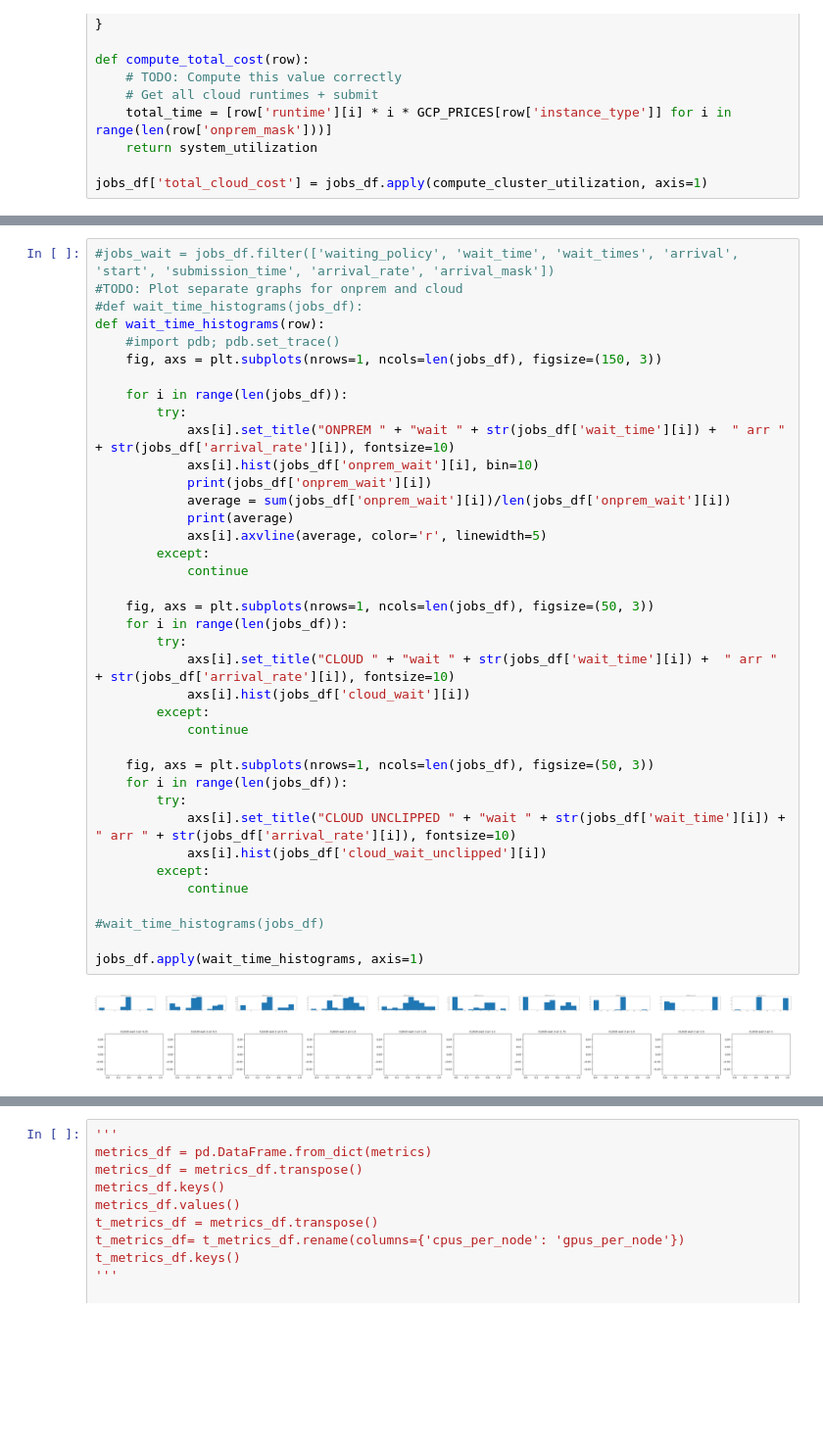
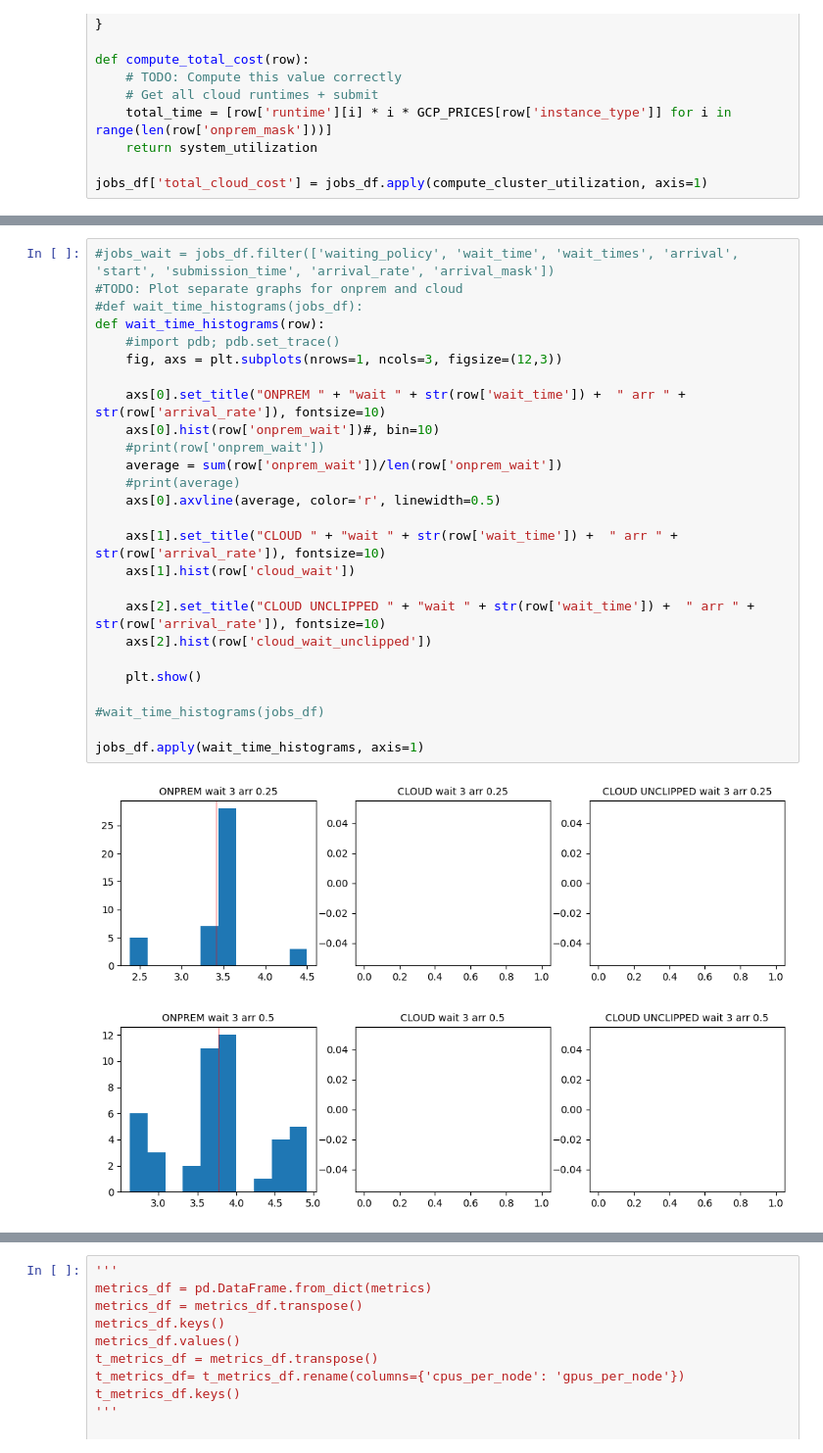
Before and after one commit to romilbhardwaj/starburst, a Jupyter notebook: starburst/utils/evaluation.ipynb, the cells around one changed output, grey strips where cells are left out. Shown at 98% size. Saved outputs shown, nothing was run; the diff lists cells and outputs as text; blank space fills up the shorter version.

Commit message:
cleaned up avg onprem wait further

```diff
--- a/starburst/utils/evaluation.ipynb
+++ b/starburst/utils/evaluation.ipynb
@@ -205,41 +205,29 @@ jobs_df.filter(['arrival_rate', 'total_cloud_cost', 'wait_time', 'avg_jct'])
 # %%
 #jobs_wait = jobs_df.filter(['waiting_policy', 'wait_time', 'wait_times', 'arrival', 'start', 'submission_time', 'arrival_rate', 'arrival_mask'])
 #TODO: Plot separate graphs for onprem and cloud
 #def wait_time_histograms(jobs_df):
 def wait_time_histograms(row):
     #import pdb; pdb.set_trace()
-    fig, axs = plt.subplots(nrows=1, ncols=len(jobs_df), figsize=(150, 3))
+    fig, axs = plt.subplots(nrows=1, ncols=3, figsize=(12,3))
 
-    for i in range(len(jobs_df)):
-        try:
-            axs[i].set_title("ONPREM " + "wait " + str(jobs_df['wait_time'][i]) +  " arr " + str(jobs_df['arrival_rate'][i]), fontsize=10)
-            axs[i].hist(jobs_df['onprem_wait'][i], bin=10)
-            print(jobs_df['onprem_wait'][i])
-            average = sum(jobs_df['onprem_wait'][i])/len(jobs_df['onprem_wait'][i])
-            print(average)
-            axs[i].axvline(average, color='r', linewidth=5)
-        except:
-            continue
+    axs[0].set_title("ONPREM " + "wait " + str(row['wait_time']) +  " arr " + str(row['arrival_rate']), fontsize=10)
+    axs[0].hist(row['onprem_wait'])#, bin=10)
+    #print(row['onprem_wait'])
+    average = sum(row['onprem_wait'])/len(row['onprem_wait'])
+    #print(average)
+    axs[0].axvline(average, color='r', linewidth=0.5)
 
-    fig, axs = plt.subplots(nrows=1, ncols=len(jobs_df), figsize=(50, 3))
-    for i in range(len(jobs_df)):
-        try:
-            axs[i].set_title("CLOUD " + "wait " + str(jobs_df['wait_time'][i]) +  " arr " + str(jobs_df['arrival_rate'][i]), fontsize=10)
-            axs[i].hist(jobs_df['cloud_wait'][i])
-        except:
-            continue
+    axs[1].set_title("CLOUD " + "wait " + str(row['wait_time']) +  " arr " + str(row['arrival_rate']), fontsize=10)
+    axs[1].hist(row['cloud_wait'])
 
-    fig, axs = plt.subplots(nrows=1, ncols=len(jobs_df), figsize=(50, 3))
-    for i in range(len(jobs_df)):
-        try:
-            axs[i].set_title("CLOUD UNCLIPPED " + "wait " + str(jobs_df['wait_time'][i]) +  " arr " + str(jobs_df['arrival_rate'][i]), fontsize=10)
-            axs[i].hist(jobs_df['cloud_wait_unclipped'][i])
-        except:
-            continue
+    axs[2].set_title("CLOUD UNCLIPPED " + "wait " + str(row['wait_time']) +  " arr " + str(row['arrival_rate']), fontsize=10)
+    axs[2].hist(row['cloud_wait_unclipped'])
+
+    plt.show()
 
 #wait_time_histograms(jobs_df)
 
 jobs_df.apply(wait_time_histograms, axis=1)
 # %% [output]
-[figure, old version]
+[figure, new version]
-[figure, old version]
+[figure, new version]
```
Also changed, not shown: parts of 8 cells of this notebook.
